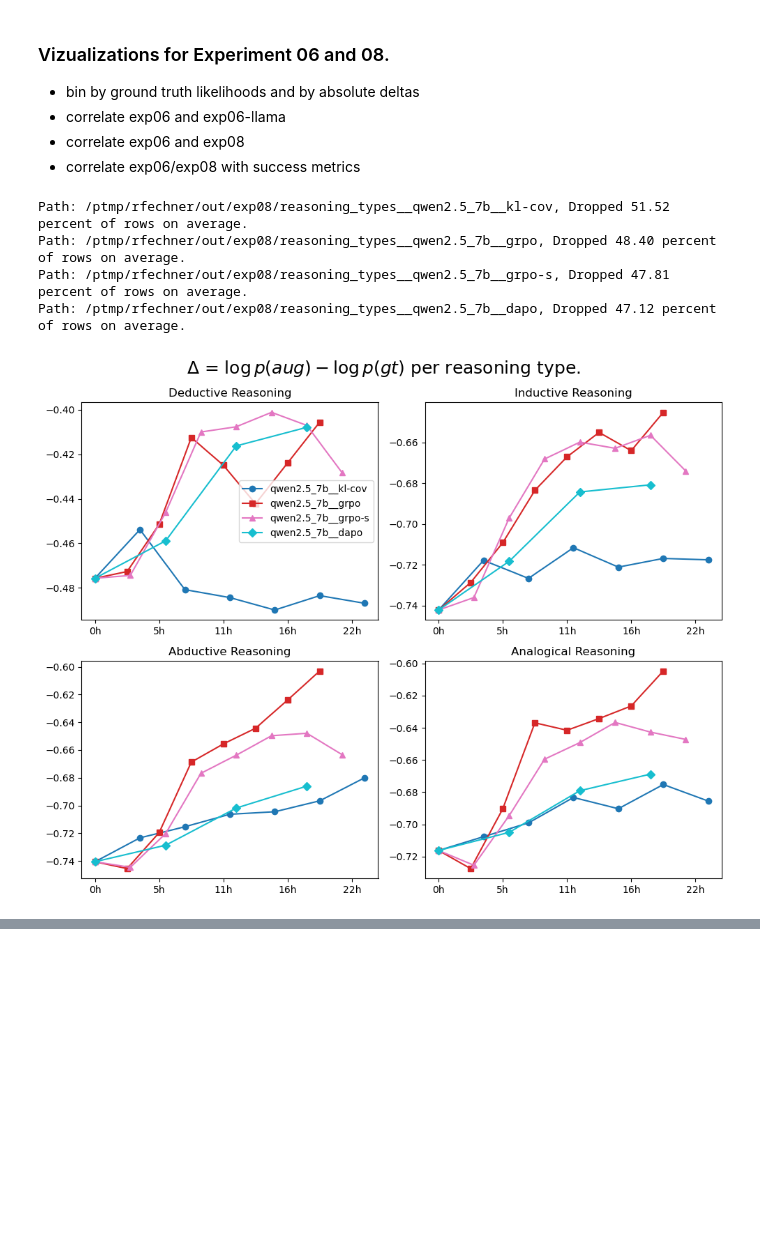
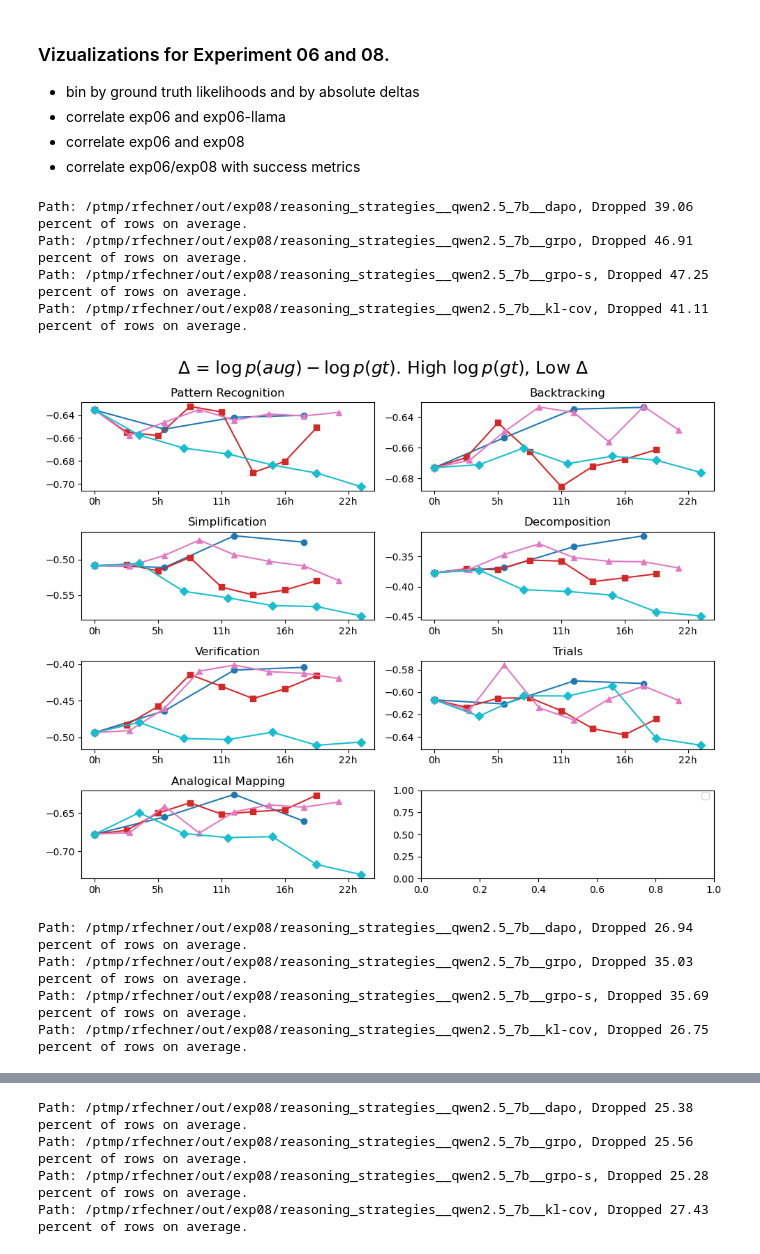
Before and after one commit to rfechner/verl, a Jupyter notebook: workspace/plots/exp06_08_viz.ipynb, the cells around one changed output, grey strips where cells are left out. Saved outputs shown, nothing was run; the diff lists cells and outputs as text; code cells hidden in the pictures; blank space fills up the shorter version.

```diff
--- a/workspace/plots/exp06_08_viz.ipynb
+++ b/workspace/plots/exp06_08_viz.ipynb
@@ -27,9 +27,17 @@ qwen_es_paths_abs = [os.path.join(qwen_path, r) for r in qwen_es_paths]
 qwen_rs_paths_abs = [os.path.join(qwen_path, r) for r in qwen_rs_paths]
 qwen_rt_paths_abs = [os.path.join(qwen_path, r) for r in qwen_rt_paths]
 # %%
-def load(paths: list[str], ground_truth_t = -3, delta_t = 1) -> dict:
+from typing import Tuple
+parameters = {
+    'High $\\log p(gt)$, Low $\\Delta$' : {"ground_truth_t" : -1, "delta_t" : 1},
+    'High $\\log p(gt)$, All $\\Delta$' : {"ground_truth_t" : -1, "delta_t" : np.inf},
+    'All $\\log p(gt)$, Low $\\Delta$' : {"ground_truth_t" : -np.inf, "delta_t" : 1},
+    'All $\\log p(gt)$, All $\\Delta$' : {"ground_truth_t" : -np.inf, "delta_t" : np.inf}
+}
+
+def load(paths: list[str], ground_truth_t = -np.inf, delta_t = 1000) -> Tuple[dict, float]:
     per_methods = {}
-
+    drop_pp = []
     for path in paths:
         assert os.path.isdir(path)
         basename = os.path.basename(path)
@@ -73,21 +81,16 @@ def load(paths: list[str], ground_truth_t = -3, delta_t = 1) -> dict:
             drop_p.append(1 - valid / len(df))
 
         print(f'Path: {path}, Dropped {np.mean(drop_p) * 100:.2f} percent of rows on average.')
+        drop_pp.append(np.mean(drop_p))
         per_methods[method] = checkpoints
 
-    return per_methods
+    return per_methods, np.round(np.mean(drop_pp), decimals=2).item()
-# %%
-data = load(qwen_rt_paths_abs)
-# %% [output]
-Path: /ptmp/rfechner/out/exp08/reasoning_types__qwen2.5_7b__kl-cov, Dropped 51.52 percent of rows on average.
-Path: /ptmp/rfechner/out/exp08/reasoning_types__qwen2.5_7b__grpo, Dropped 48.40 percent of rows on average.
-Path: /ptmp/rfechner/out/exp08/reasoning_types__qwen2.5_7b__grpo-s, Dropped 47.81 percent of rows on average.
-Path: /ptmp/rfechner/out/exp08/reasoning_types__qwen2.5_7b__dapo, Dropped 47.12 percent of rows on average.
 # %%
 def plot(
     data: dict,
     behaviour_types : list[str],
-    time_per_step_s: dict[str, int]
+    time_per_step_s: dict[str, int],
+    suptitle_inject : str
 ):
 
     methods = list(data.keys())
@@ -96,40 +99,52 @@ def plot(
     # -------------------------------
     # Create figure
     # -------------------------------
-    n_cols=2
+    ncols=int(np.sqrt(n_behaviours))
+    nrows =int(np.ceil(n_behaviours / ncols))
     fig, axes = plt.subplots(
-        figsize=(10 , 2 * n_behaviours),
-        ncols=n_cols, nrows=int(np.ceil(n_behaviours / n_cols)),
+        figsize=(5 * ncols , 2 * nrows),
+        ncols=ncols, nrows=nrows,
         squeeze=False
     )
 
     axes = axes.flatten()
     colors = plt.cm.tab10(np.linspace(0, 1, len(methods)))
     markers = ['o', 's', '^', 'D', 'x', 'v']
 
     behaviours = { b : {m : [] for m in methods} for b in behaviour_types}
     ground_truths = {m : [] for m in methods}
 
     # precompute plotting y-values
     for method, checkpoints_data in data.items():
         for df in checkpoints_data:
             for name, group in df.groupby('behaviour_type'):
                 behaviours[name][method].append(np.nanmean(group['lpdelta']))
 
     for ax, beh in zip(axes, behaviour_types):
         for (method, values), color, marker in zip(behaviours[beh].items(), colors, markers):
             xs = np.arange(len(values)) * time_per_step_s[method]
             ax.plot(xs, values, label=method, marker=marker, color=color)
         ax.set_title(beh)
 
         x_seconds = np.arange(0, 90000, 20000)
         ax.set_xticks(x_seconds, [f"{int(h)}h" for h in (x_seconds // 3600)])
-    axes[0].legend()
 
-    fig.suptitle(f"$\\Delta$ = $\\log p (aug) - \\log p(gt)$ per reasoning type.", fontsize=18)
+    fig.suptitle(f"$\\Delta$ = $\\log p (aug) - \\log p(gt)$. {suptitle_inject}", fontsize=18)
+    plt.legend(bbox_to_anchor=(1, 1.04))
     plt.tight_layout()
     plt.show()
-behaviour_types = data[list(data.keys())[0]][0]['behaviour_type'].unique()
-plot(data, behaviour_types=behaviour_types, time_per_step_s=timings_qwen)
+
+for name, params in parameters.items():
+    data, drop_p = load(qwen_rs_paths_abs, **params)
+    behaviour_types = data[list(data.keys())[0]][0]['behaviour_type'].unique()
+    plot(data, behaviour_types=behaviour_types, time_per_step_s=timings_qwen, suptitle_inject=name)
 # %% [output]
+Path: /ptmp/rfechner/out/exp08/reasoning_strategies__qwen2.5_7b__dapo, Dropped 39.06 percent of rows on average.
+Path: /ptmp/rfechner/out/exp08/reasoning_strategies__qwen2.5_7b__grpo, Dropped 46.91 percent of rows on average.
+Path: /ptmp/rfechner/out/exp08/reasoning_strategies__qwen2.5_7b__grpo-s, Dropped 47.25 percent of rows on average.
+Path: /ptmp/rfechner/out/exp08/reasoning_strategies__qwen2.5_7b__kl-cov, Dropped 41.11 percent of rows on average.
-[figure, old version]
+[figure, new version]
+Path: /ptmp/rfechner/out/exp08/reasoning_strategies__qwen2.5_7b__dapo, Dropped 26.94 percent of rows on average.
+Path: /ptmp/rfechner/out/exp08/reasoning_strategies__qwen2.5_7b__grpo, Dropped 35.03 percent of rows on average.
+Path: /ptmp/rfechner/out/exp08/reasoning_strategies__qwen2.5_7b__grpo-s, Dropped 35.69 percent of rows on average.
+Path: /ptmp/rfechner/out/exp08/reasoning_strategies__qwen2.5_7b__kl-cov, Dropped 26.75 percent of rows on average.
@@ -135,0 +152,4 @@ plot(data, behaviour_types=behaviour_types, time_per_step_s=timings_qwen)
+Path: /ptmp/rfechner/out/exp08/reasoning_strategies__qwen2.5_7b__dapo, Dropped 25.38 percent of rows on average.
+Path: /ptmp/rfechner/out/exp08/reasoning_strategies__qwen2.5_7b__grpo, Dropped 25.56 percent of rows on average.
+Path: /ptmp/rfechner/out/exp08/reasoning_strategies__qwen2.5_7b__grpo-s, Dropped 25.28 percent of rows on average.
+Path: /ptmp/rfechner/out/exp08/reasoning_strategies__qwen2.5_7b__kl-cov, Dropped 27.43 percent of rows on average.
```
Also changed, not shown: parts of 12 cells of this notebook, 25 other files.
